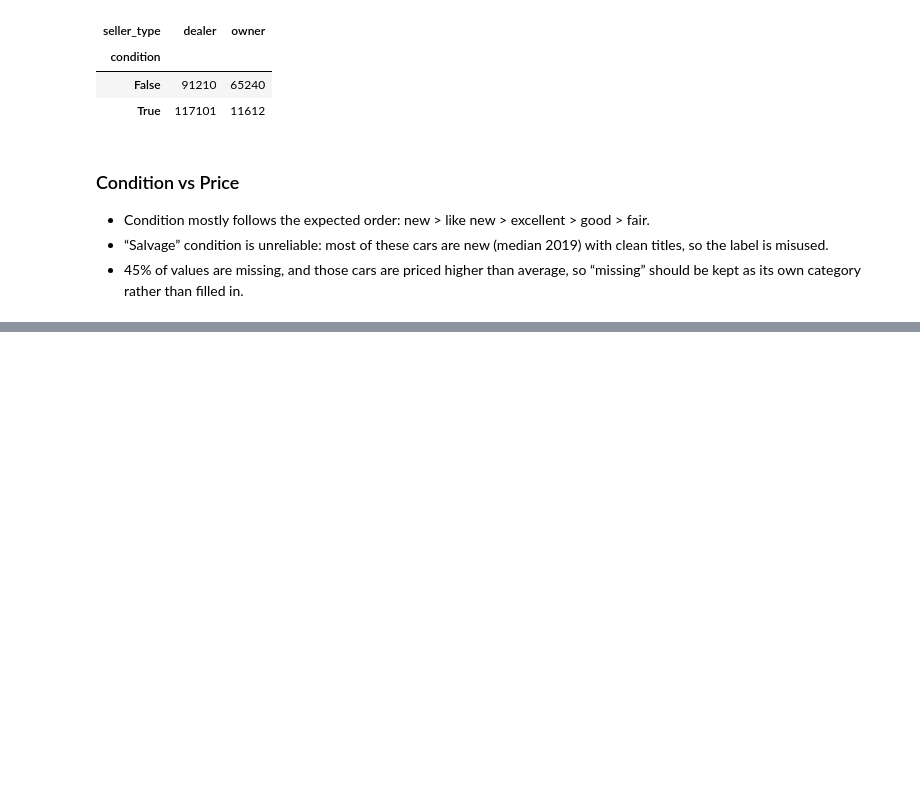
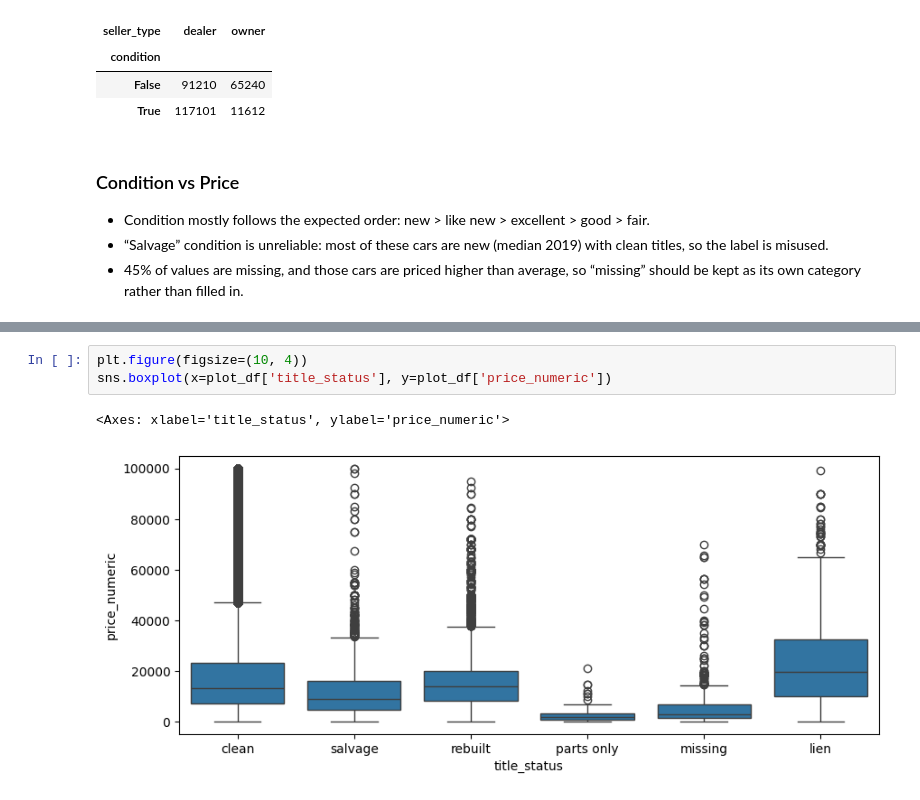
Before and after one commit to dahalaayush000-hue/Ml_journey, a Jupyter notebook: 2.Second/2.Feature_analysis.ipynb, the cells around one changed output, grey strips where cells are left out. Drawn from its saved outputs; the diff is of its cells as text; blank space fills up the shorter version.

Commit message:
Title status vs price

```diff
--- a/2.Second/2.Feature_analysis.ipynb
+++ b/2.Second/2.Feature_analysis.ipynb
@@ -585,0 +610,6 @@ pd.crosstab(temp['condition'].isnull(), temp['seller_type'])
+# %%
+plt.figure(figsize=(10, 4))
+sns.boxplot(x=plot_df['title_status'], y=plot_df['price_numeric'])
+# %% [output]
+<Axes: xlabel='title_status', ylabel='price_numeric'>
+[figure, added]
```
Also changed, not shown: parts of 6 cells of this notebook.
